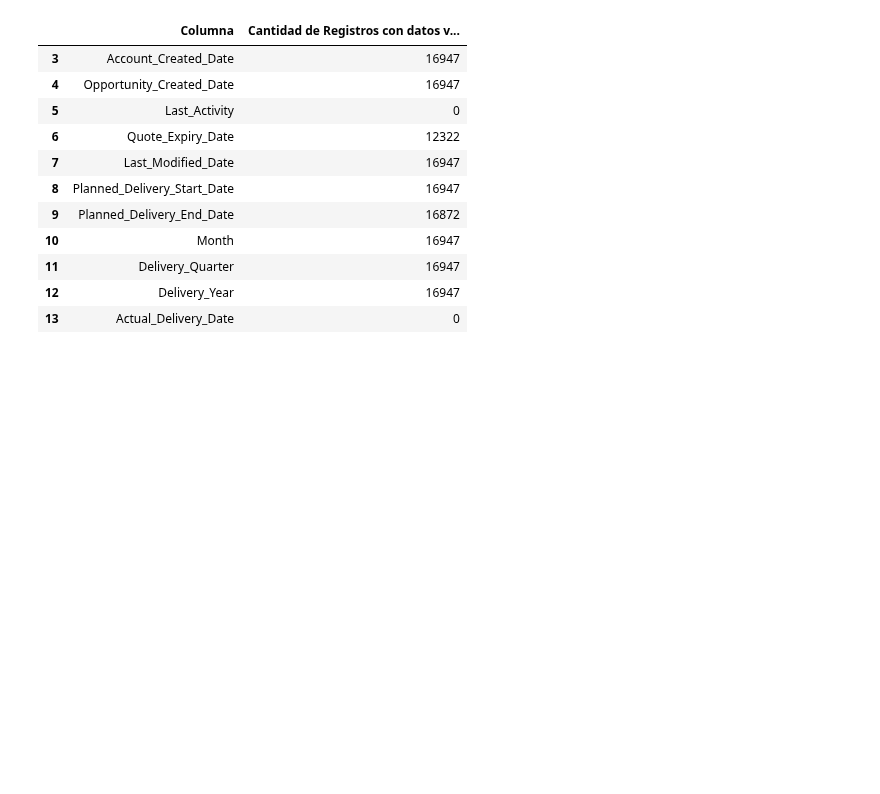
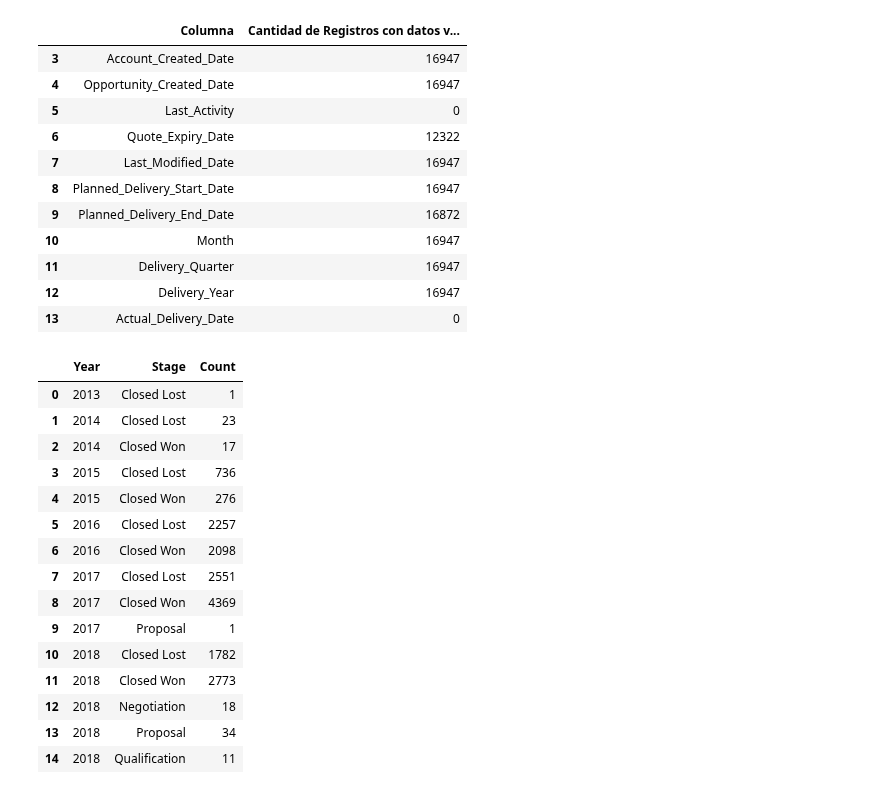
Before and after one commit to FernandoSinisi/Orga-Datos-2C-2020, a Jupyter notebook: TP1/fechas.ipynb, the cells around one changed output. Cells and saved outputs as stored; diff of their text form; code cells hidden in the pictures; blank space fills up the shorter version.

```diff
--- a/TP1/fechas.ipynb
+++ b/TP1/fechas.ipynb
@@ -210,3 +222,28 @@ df_final
 # %%
 table = ff.create_table(df_final)
 #py.iplot(table)
+# %%
+df_dates["Creation Year"] = df_dates["Opportunity_Created_Date"].dt.year
+df_dates["Creation Month"] = df_dates["Opportunity_Created_Date"].dt.month
+
+df_dates_show = df_dates.groupby(["Creation Year","Opportunity_Name"]).agg({"Stage":["first","count"]}).reset_index()
+df_dates_show.columns = ["Year","Opportunity","Stage","Count"]
+df_dates_show = df_dates_show.groupby(["Year","Stage"]).agg({"Count":"sum"}).reset_index()
+df_dates_show
+# %% [output]
+|  | Year | Stage | Count |
+| 0 | 2013 | Closed Lost | 1 |
+| 1 | 2014 | Closed Lost | 23 |
+| 2 | 2014 | Closed Won | 17 |
+| 3 | 2015 | Closed Lost | 736 |
+| 4 | 2015 | Closed Won | 276 |
+| 5 | 2016 | Closed Lost | 2257 |
+| 6 | 2016 | Closed Won | 2098 |
+| 7 | 2017 | Closed Lost | 2551 |
+| 8 | 2017 | Closed Won | 4369 |
+| 9 | 2017 | Proposal | 1 |
+| 10 | 2018 | Closed Lost | 1782 |
+| 11 | 2018 | Closed Won | 2773 |
+| 12 | 2018 | Negotiation | 18 |
+| 13 | 2018 | Proposal | 34 |
+| 14 | 2018 | Qualification | 11 |
```
Also changed, not shown: parts of 4 cells of this notebook, 3 other files.
